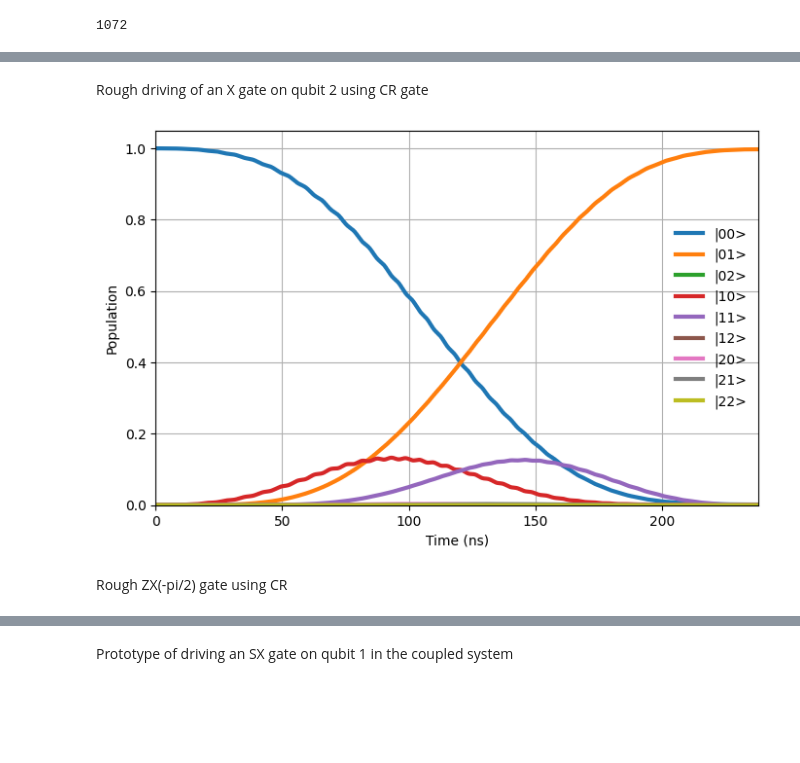
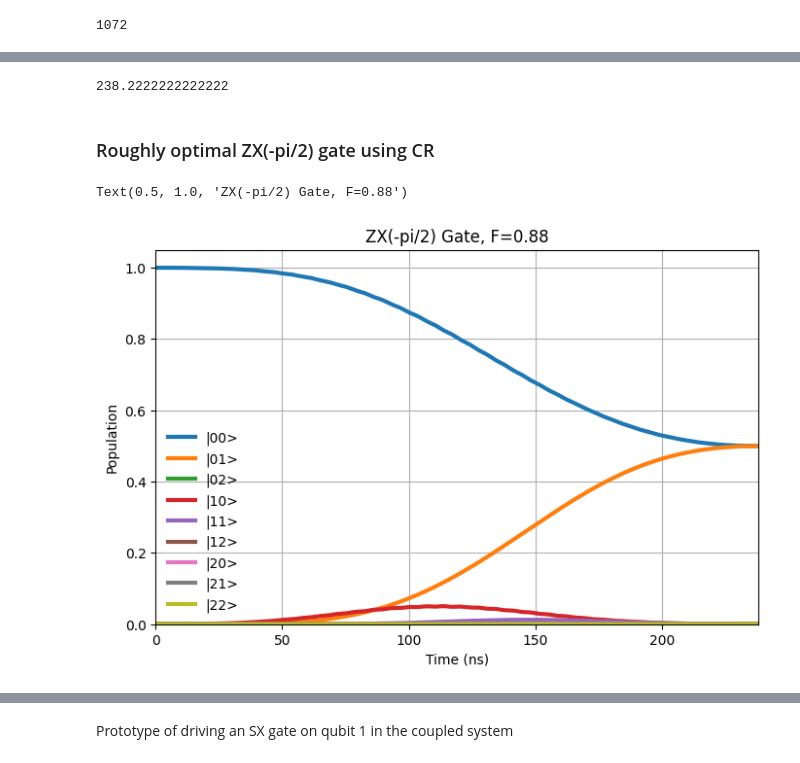
Before and after one commit to kapil-d/transmon-sim, a Jupyter notebook: two_transmon_gates.ipynb, the cells around one changed output, grey strips where cells are left out. Cells and saved outputs as stored; diff of their text form; code cells hidden in the pictures; blank space fills up the shorter version.

```diff
--- a/two_transmon_gates.ipynb
+++ b/two_transmon_gates.ipynb
@@ -81,6 +105,10 @@ rzx_dur
+# %%
+rzx_dur*dt
+# %% [output]
+238.2222222222222
 # %%
 class Transmon:
-    def __init__(self, qubit_freq, anharmonicity, rabi_strength, pulse_duration, dt):
+    def __init__(self, qubit_freq, anharmonicity, rabi_strength, pulse_duration, dt, compute_SX_X_gates = True):
         self.w = qubit_freq #GHz
         self.d = anharmonicity #GHz
         self.r = rabi_strength #GHz
@@ -102,6 +130,13 @@ class Transmon:
             channel_carrier_freqs={'d0': self.w},
             dt= self.dt
         )
+        if compute_SX_X_gates:
+            self.SX_results = minimize_scalar(self.single_transmon_objective, args=(np.pi/2), bounds=(0.,1.))
+            with pulse.build(name="SX") as self.SX_pulse:
+                pulse.play(self.drag([self.SX_results.x.item(), self.σ, self.β, self.dur]), pulse.DriveChannel(0))
+            self.X_results = minimize_scalar(self.single_transmon_objective, args=(np.pi), bounds=(0.,1.))
+            with pulse.build(name="X") as self.X_pulse:
+                pulse.play(self.drag([self.X_results.x.item(), self.σ, self.β, self.dur]), pulse.DriveChannel(0))
 
     @classmethod
     def change_num_levels(cls, num: int):
@@ -175,7 +210,7 @@ class Transmon:
     def ideal_H():
         return (1/np.sqrt(2))*np.array([[1, 1, 0],
                         [1, -1, 0],
-                        [0, 0, 1]])
+                        [0, 0, np.sqrt(2)]])
 
     @staticmethod
     def fidelity(ideal_gate , U):
@@ -208,11 +243,10 @@ class Transmon:
         return opt_results, r_x
 
     def hadamard(self, x0=0.1634):
-        opt_results_ = minimize_scalar(self.single_transmon_objective, args=(np.pi/2), bounds=(0.,1.))
         #opt_results2 = minimize_scalar(self.single_transmon_objective, args=(np.pi), bounds=(0.,1.))
         with pulse.build(name="Hadamard") as hgate:
             pulse.shift_phase(np.pi/2, pulse.DriveChannel(0))
-            pulse.play(self.drag([opt_results_.x.item(), self.σ, self.β, self.dur]), pulse.DriveChannel(0))
+            pulse.play(self.drag([self.SX_results.x.item(), self.σ, self.β, self.dur]), pulse.DriveChannel(0))
             pulse.shift_phase(np.pi/2, pulse.DriveChannel(0))
             #pulse.play(drag([opt_results_.x, self.σ, self.β, self.dur]), pulse.DriveChannel(0))
         return hgate
@@ -370,14 +474,14 @@ transmon2 = Transmon(w2, d2, 0.3, dur, dt)
 
 system = Transmon_System(transmon1, transmon2, J=0.004, dur=rzx_dur)
-# %% [markdown]
-Rough driving of an X gate on qubit 2 using CR gate
+# %% [markdown]
+### Roughly optimal ZX(-pi/2) gate using CR
 # %%
-with pulse.build() as twoq_drag_pi:
-    pulse.play(Transmon.drag([1., rzx_dur/4, b1, rzx_dur]), channel=pulse.DriveChannel(0),)
+with pulse.build() as twoq_drag_pi2:
+    pulse.play(Transmon.drag([0.455, rzx_dur/4, b1, rzx_dur]), channel=pulse.DriveChannel(0),)
 
 gs_00 = Statevector([1.0,0,0,0,0,0,0,0,0])
-CRsol_pi = system.solve_CR_dynamics(initial_state=gs_00, gate_pulse=twoq_drag_pi)
+CRsol_pi2 = system.solve_CR_dynamics(initial_state=gs_00, gate_pulse=twoq_drag_pi2)
+plt.title('ZX(-pi/2) Gate, F=0.88')
 # %% [output]
+Text(0.5, 1.0, 'ZX(-pi/2) Gate, F=0.88')
-[figure, old version]
+[figure, new version]
-# %% [markdown]
-Rough ZX(-pi/2) gate using CR
```
Also changed, not shown: parts of 37 cells of this notebook, 1 other file.
